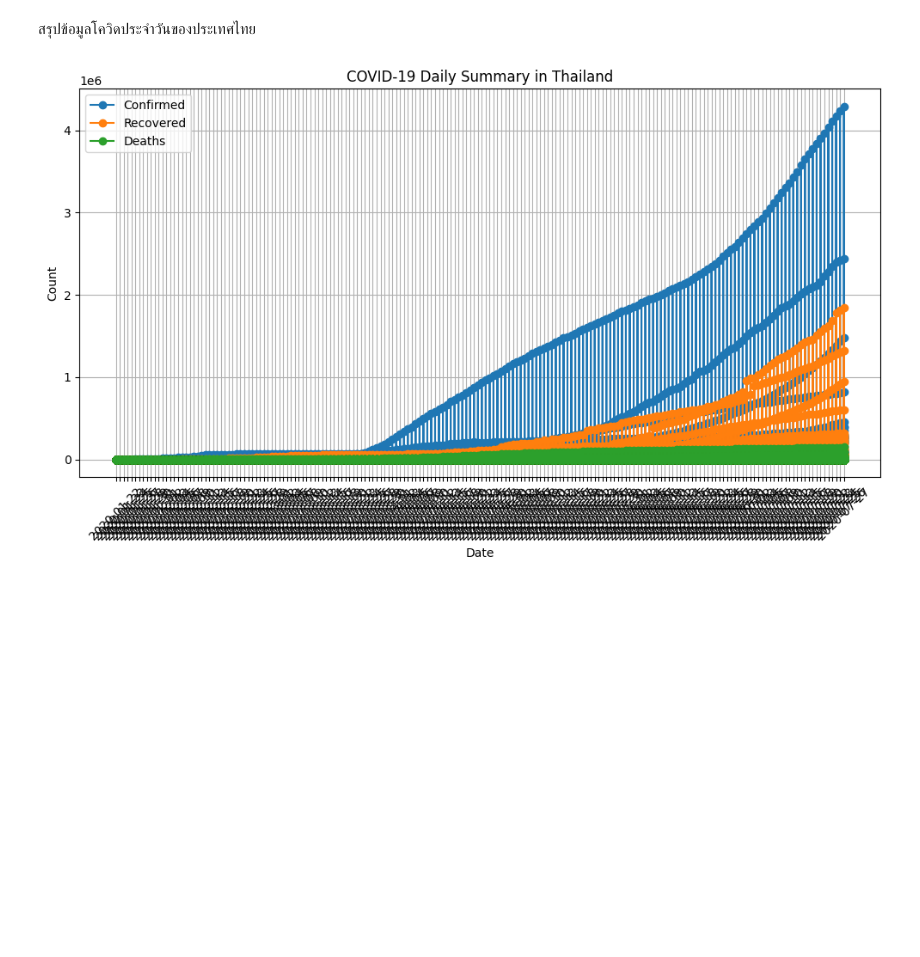
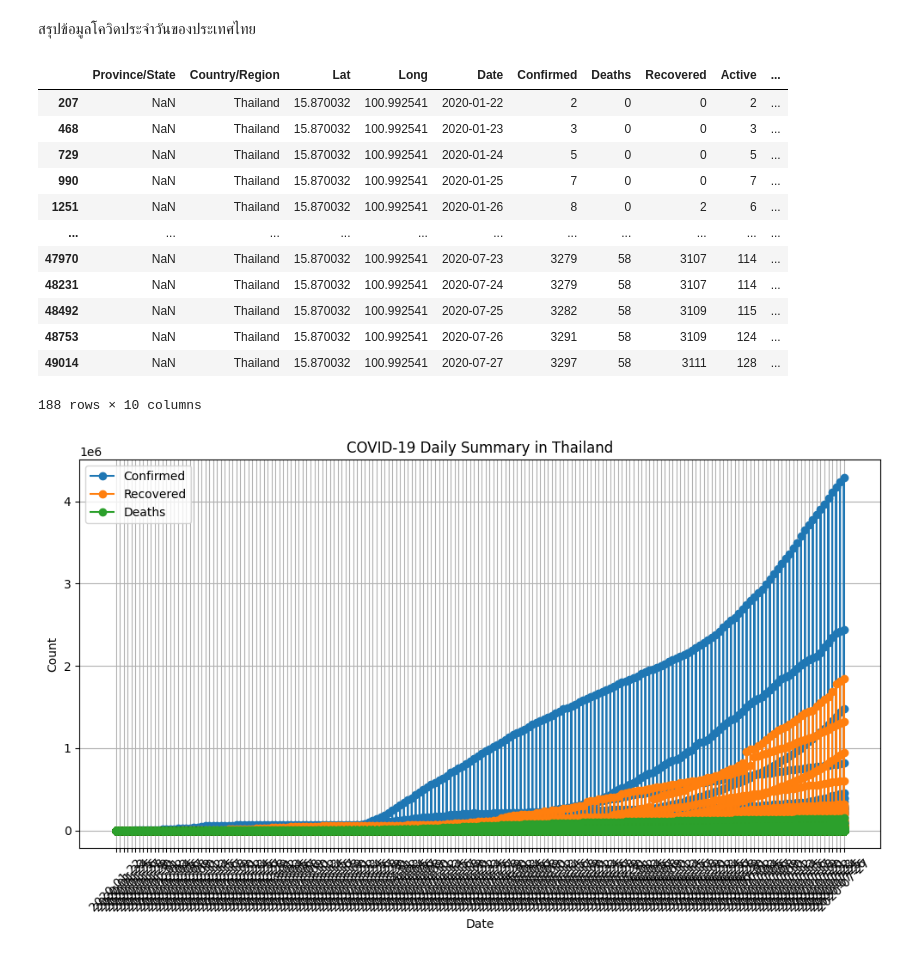
Before and after one commit to qmcnn/Data-Mining, a Jupyter notebook: Quiz2.ipynb, the cells around one changed output. Saved outputs shown, nothing was run; the diff lists cells and outputs as text; code cells hidden in the pictures; blank space fills up the shorter version.

```diff
--- a/Quiz2.ipynb
+++ b/Quiz2.ipynb
@@ -199,6 +199,22 @@ top5_Recovered_country.plot.bar()
 [figure]
 # %% [markdown]
 สรุปข้อมูลโควิดประจำวันของประเทศไทย
+# %%
+covid19[(covid19['Country/Region']=='Thailand')]
+# %% [output]
+|  | Province/State | Country/Region | Lat | Long | Date | Confirmed | Deaths | Recovered | Active | ... |
+| 207 | NaN | Thailand | 15.870032 | 100.992541 | 2020-01-22 | 2 | 0 | 0 | 2 | ... |
+| 468 | NaN | Thailand | 15.870032 | 100.992541 | 2020-01-23 | 3 | 0 | 0 | 3 | ... |
+| 729 | NaN | Thailand | 15.870032 | 100.992541 | 2020-01-24 | 5 | 0 | 0 | 5 | ... |
+| 990 | NaN | Thailand | 15.870032 | 100.992541 | 2020-01-25 | 7 | 0 | 0 | 7 | ... |
+| 1251 | NaN | Thailand | 15.870032 | 100.992541 | 2020-01-26 | 8 | 0 | 2 | 6 | ... |
+| ... | ... | ... | ... | ... | ... | ... | ... | ... | ... | ... |
+| 47970 | NaN | Thailand | 15.870032 | 100.992541 | 2020-07-23 | 3279 | 58 | 3107 | 114 | ... |
+| 48231 | NaN | Thailand | 15.870032 | 100.992541 | 2020-07-24 | 3279 | 58 | 3107 | 114 | ... |
+| 48492 | NaN | Thailand | 15.870032 | 100.992541 | 2020-07-25 | 3282 | 58 | 3109 | 115 | ... |
+| 48753 | NaN | Thailand | 15.870032 | 100.992541 | 2020-07-26 | 3291 | 58 | 3109 | 124 | ... |
+| 49014 | NaN | Thailand | 15.870032 | 100.992541 | 2020-07-27 | 3297 | 58 | 3111 | 128 | ... |
+188 rows × 10 columns
 # %%
 plt.figure(figsize=(10, 6))
 plt.plot(covid19['Date'], covid19['Confirmed'], marker='o', label='Confirmed')
```
